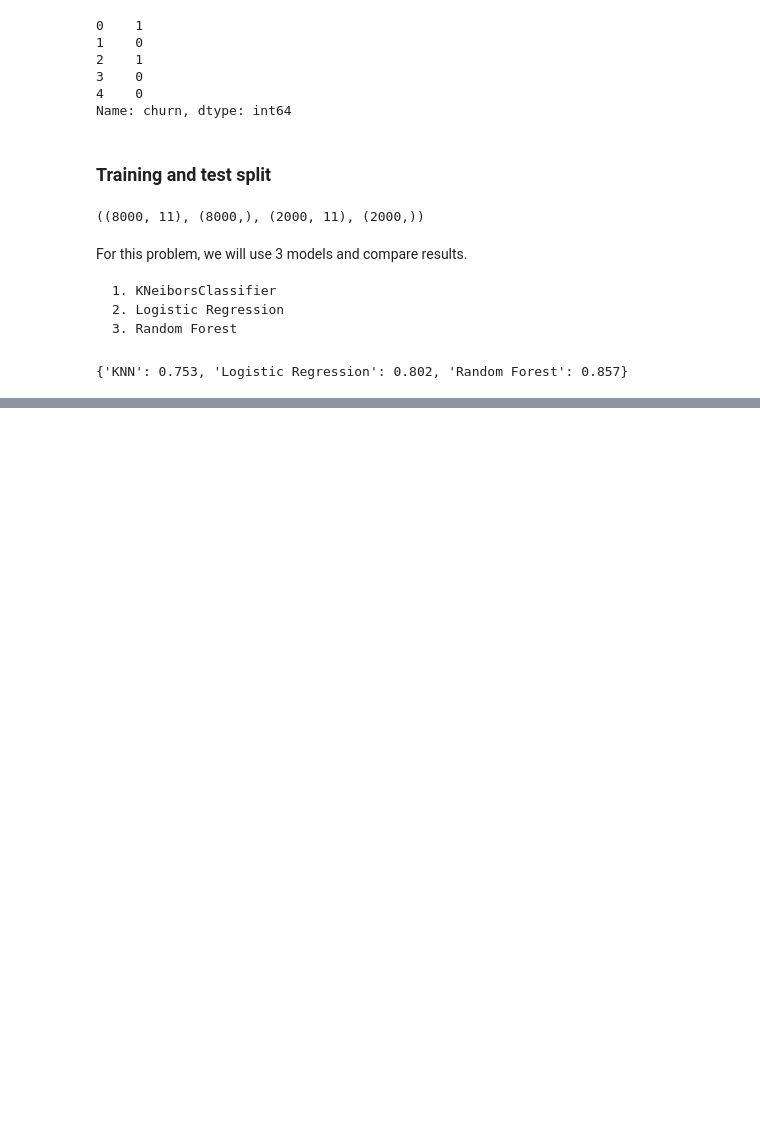
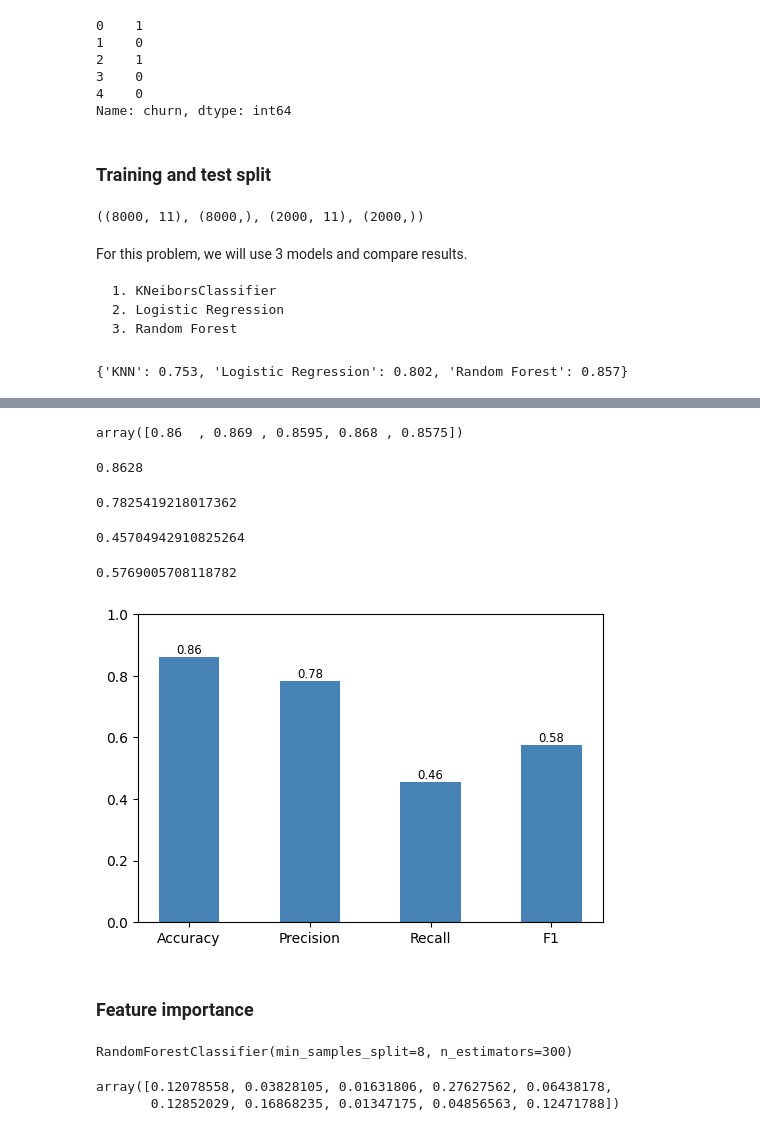
Before and after one commit to victoria-se/customer-churn, a Jupyter notebook: end-to-end-customer-churn-classification.ipynb, the cells around one changed output, grey strips where cells are left out. Saved outputs shown, nothing was run; the diff lists cells and outputs as text; code cells hidden in the pictures; blank space fills up the shorter version.

```diff
--- a/end-to-end-customer-churn-classification.ipynb
+++ b/end-to-end-customer-churn-classification.ipynb
@@ -590,0 +652,63 @@ gs_rf_clf.best_params_
+# %%
+# Cross-validated accuracy score
+cv_acc = cross_val_score(clf,
+                         X,
+                         y,
+                         cv=5, # 5-fold cross-validation
+                         scoring="accuracy") # accuracy as scoring
+cv_acc
+# %% [output]
+array([0.86  , 0.869 , 0.8595, 0.868 , 0.8575])
+# %%
+cv_acc = np.mean(cv_acc)
+cv_acc
+# %% [output]
+0.8628
+# %%
+# Cross-validated precision score
+cv_precision = np.mean(cross_val_score(clf,
+                                       X,
+                                       y,
+                                       cv=5, # 5-fold cross-validation
+                                       scoring="precision")) # precision as scoring
+cv_precision
+# %% [output]
+0.7825419218017362
+# %%
+# Cross-validated recall score
+cv_recall = np.mean(cross_val_score(clf,
+                                    X,
+                                    y,
+                                    cv=5, # 5-fold cross-validation
+                                    scoring="recall")) # recall as scoring
+cv_recall
+# %% [output]
+0.45704942910825264
+# %%
+# Cross-validated F1 score
+cv_f1 = np.mean(cross_val_score(clf,
+                                X,
+                                y,
+                                cv=5, # 5-fold cross-validation
+                                scoring="f1")) # f1 as scoring
+cv_f1
+# %% [output]
+0.5769005708118782
+# %%
+# Visualizing cross-validated metrics
+cv_metrics = pd.DataFrame({"Accuracy": cv_acc,
+                            "Precision": cv_precision,
+                            "Recall": cv_recall,
+                            "F1": cv_f1},
+                          index=[0])
+
+fig, ax = plt.subplots(figsize=(6, 4))
+ax.bar(cv_metrics.columns, np.array(cv_metrics.iloc[0]), width=0.5, color='steelblue')
+ax.set_ylim(0, 1)
+fig.set_facecolor("white")
+for index, value in enumerate(cv_metrics.values[0]):
+    ax.text(index, value, str(round(value, 2)), ha="center", va="bottom", size='small')
+# %% [output]
+[figure, added]
+# %% [markdown]
+### Feature importance
@@ -590,0 +717,11 @@ gs_rf_clf.best_params_
+# %%
+# Fit an instance of RandomForestClassifier (taken from above)
+clf.fit(X_train, y_train)
+# %% [output]
+RandomForestClassifier(min_samples_split=8, n_estimators=300)
+# %%
+# Check feature importance
+clf.feature_importances_
+# %% [output]
+array([0.12078558, 0.03828105, 0.01631806, 0.27627562, 0.06438178,
+       0.12852029, 0.16868235, 0.01347175, 0.04856563, 0.12471788])
```
Also changed, not shown: parts of 92 cells of this notebook, 1 other file.
